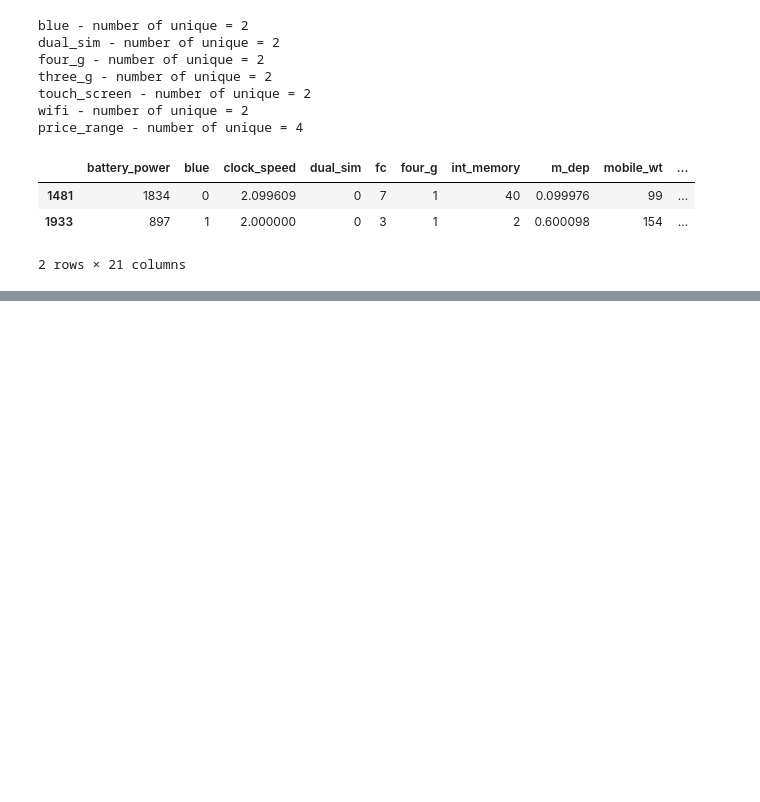
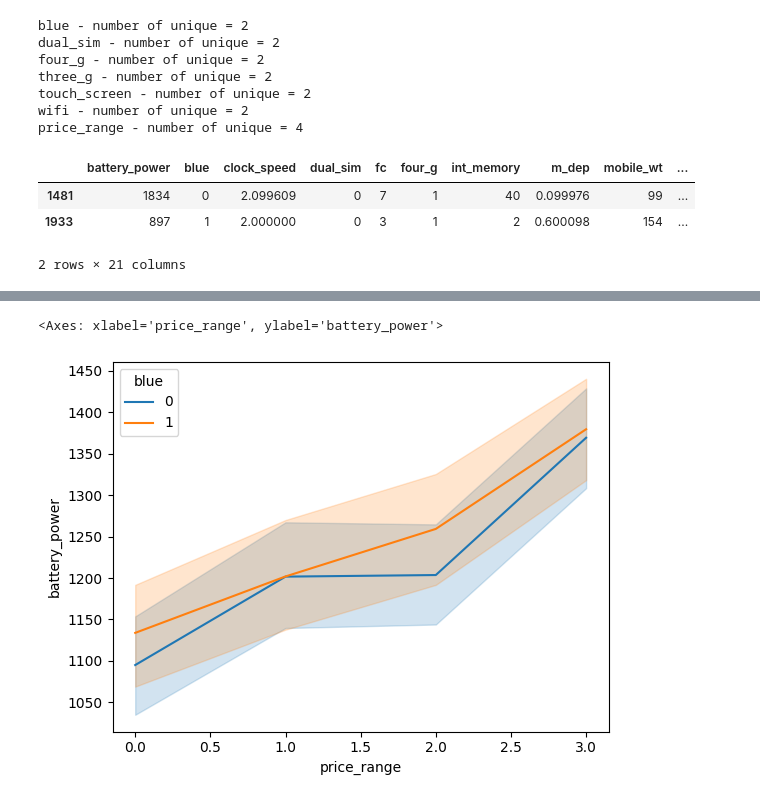
Before and after one commit to d1alekt1k8/rep_iis_lab1, a Jupyter notebook: eda/eda.ipynb, the cells around one changed output, grey strips where cells are left out. Drawn from its saved outputs; the diff is of its cells as text; code cells hidden in the pictures; blank space fills up the shorter version.

```diff
--- a/eda/eda.ipynb
+++ b/eda/eda.ipynb
@@ -222,0 +275,5 @@ df.describe()
+# %%
+sns.lineplot(df, x='price_range', y='battery_power', hue='blue')
+# %% [output]
+<Axes: xlabel='price_range', ylabel='battery_power'>
+[figure, added]
```
Also changed, not shown: parts of 11 cells of this notebook, 1 other file.
